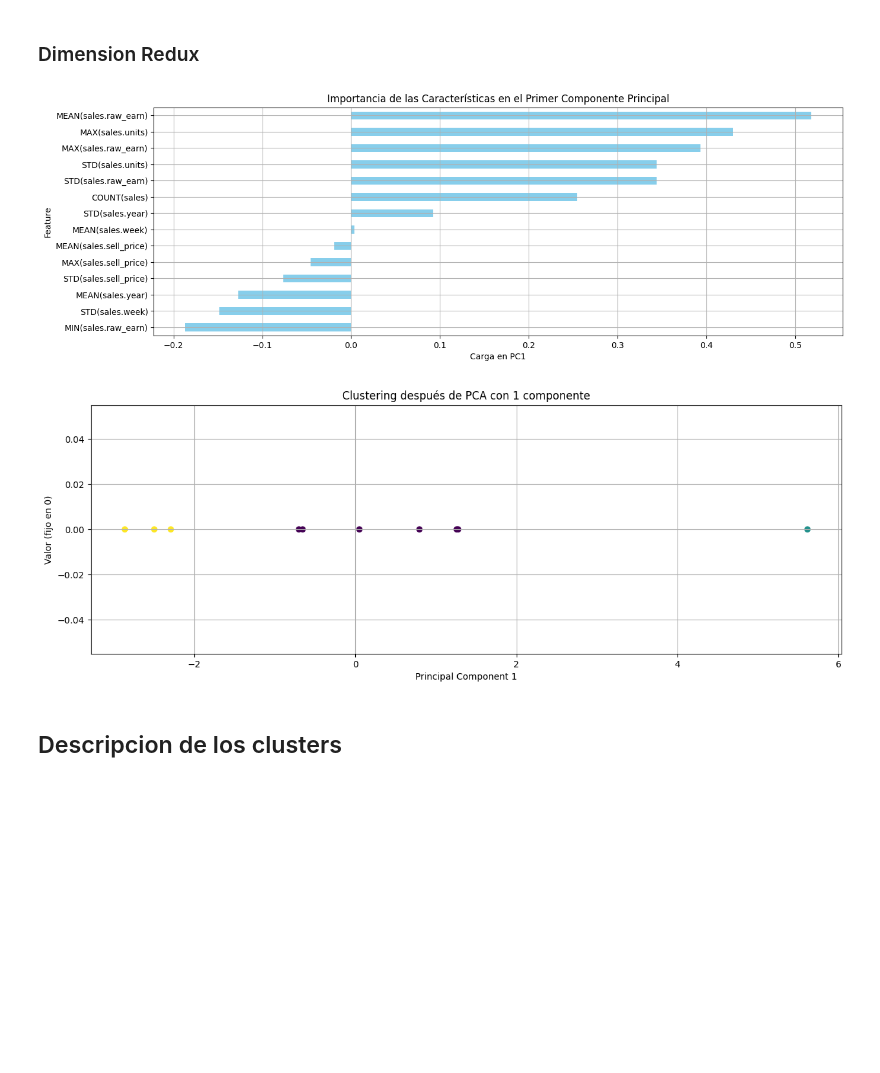
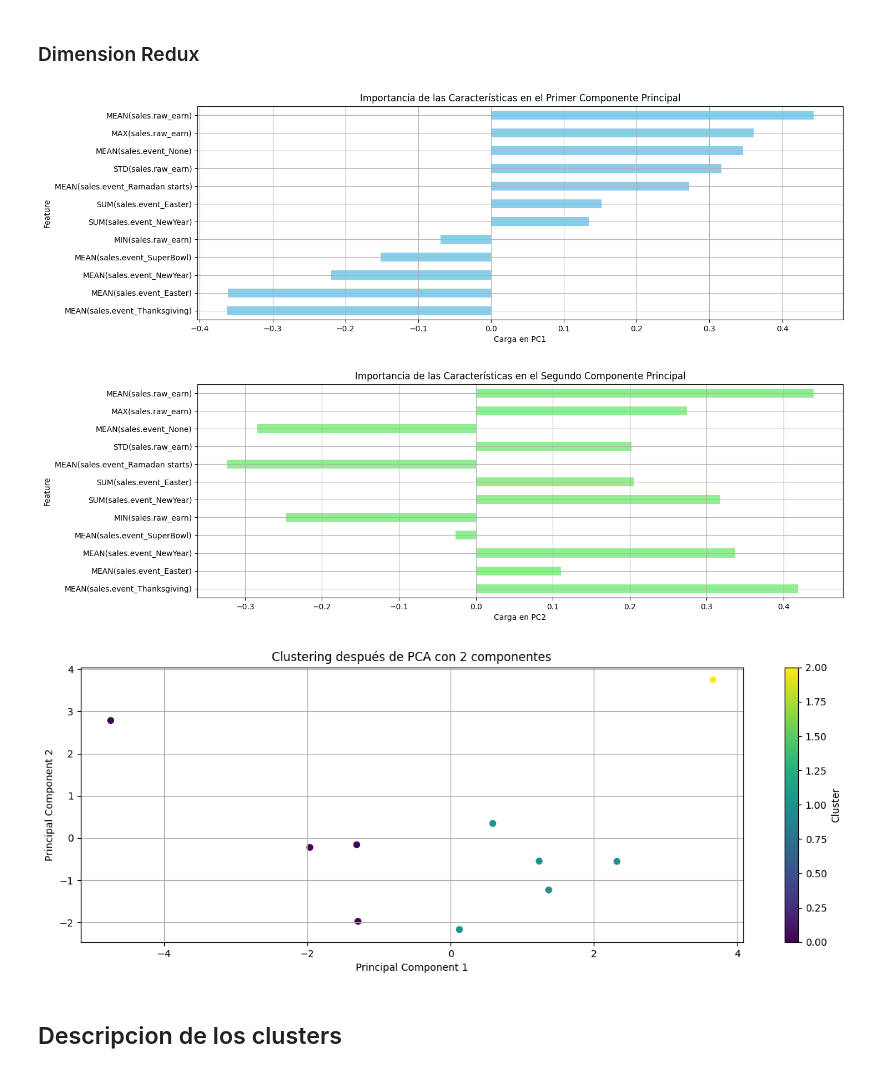
Before and after one commit to antonioMateos/grupo2retail_0424, a Jupyter notebook: 03_Clustering/04_Clustering_Tiendas.ipynb, the cells around one changed output. Cells and saved outputs as stored; diff of their text form; code cells hidden in the pictures; blank space fills up the shorter version.

```diff
--- a/03_Clustering/04_Clustering_Tiendas.ipynb
+++ b/03_Clustering/04_Clustering_Tiendas.ipynb
@@ -665,6 +655,5 @@ km_m.plot_elbow_silhouette(scaled_df, 9)
 # %%
-# Apreciamos varias opciones 3
-optimal_k = 3
+optimal_k = 4
 
 kmeans_model, feature_matrix_with_clusters = km_m.apply_kmeans_and_plot(optimal_k, scaled_df, feature_matrix_renamed)
 
@@ -891,3 +858,36 @@ fc_config_price_range = {
 # **TIENDAS: SALES w EVENTS**
 ___
 ___
+# %%
+# Carga de datos para darles la forma que necesitamos
+df_cal = get_data('exp_calendar.csv')
+df_items = get_data('exp_items.csv')
+df_shops = get_data('exp_shops.csv')
+df_ws = get_data('exp_weekly_sales.csv')
+
+# Añadir año y semana a calendar para poder añadir eventos a weekly sales
+df_cal['fecha'] = pd.to_datetime(df_cal['fecha'])
+
+df_cal['year'] = df_cal['fecha'].dt.year
+df_cal['week'] = df_cal['fecha'].dt.isocalendar().week
+
+# Renombrar columnas específicas
+df_ws = df_ws.rename(columns={ #ejercicio, semana, unidades, cifra
+    'ejercicio': 'year',
+    'semana': 'week',
+    'unidades': 'units',
+    'cifra': 'raw_earn',
+    })
+
+# Añadir la columna 'event' a df_ws usando el método 'map'
+# Crear un diccionario desde df_cal
+event_dict = df_cal.set_index('week')['event'].to_dict()
+df_ws['event'] = df_ws['week'].map(event_dict)
+
+# Rellenar NaN columna event de df_ws con 'None' (str)
+df_ws['event'] = df_ws['event'].fillna('None')
+
+display(df_cal.head())
+display(df_items.head())
+display(df_shops.head())
+display(df_ws.head())
@@ -901,7 +926,7 @@ from sklearn.preprocessing import OneHotEncoder
 events = df_ws[['event']]
 
 # Crear el OneHotEncoder
-ohe = OneHotEncoder(sparse=False, handle_unknown='ignore')
+ohe = OneHotEncoder(sparse_output=False, handle_unknown='ignore')
 
 # Ajustar y transformar los eventos con OHE
 event_encoded = ohe.fit_transform(events)
@@ -1012,7 +1037,7 @@ list
 ## Seleccion caracteristicas
 # %%
 # V3
-substrings = ['(sales)', '(sales.'] # Nos quedamos solo con las que afectan a ventas -> SON TODAS EN ESTE CASO
+substrings = ['raw_earn', 'event'] # Nos quedamos solo con las que afectan a ventas y eventos
 
 print(f'Length All features: {len(features_descriptions)}')
 
@@ -1159,7 +1185,8 @@ Num cols: 14
 # %% [markdown]
 ### Dimension Redux
 # %%
-pca_df, importance_df = km_m.redux_dimensions_pca_and_cluster(preprocessed_df, n_clusters=optimal_k, n_components=1)
+pca_df, importance_df = km_m.redux_dimensions_pca_and_cluster(preprocessed_df, n_clusters=optimal_k, n_components=2)
 # %% [output]
-[figure, old version]
+[figure, new version]
-[figure, old version]
+[figure, new version]
+[figure, added]
```
Also changed, not shown: parts of 61 cells of this notebook, 13 other files.
